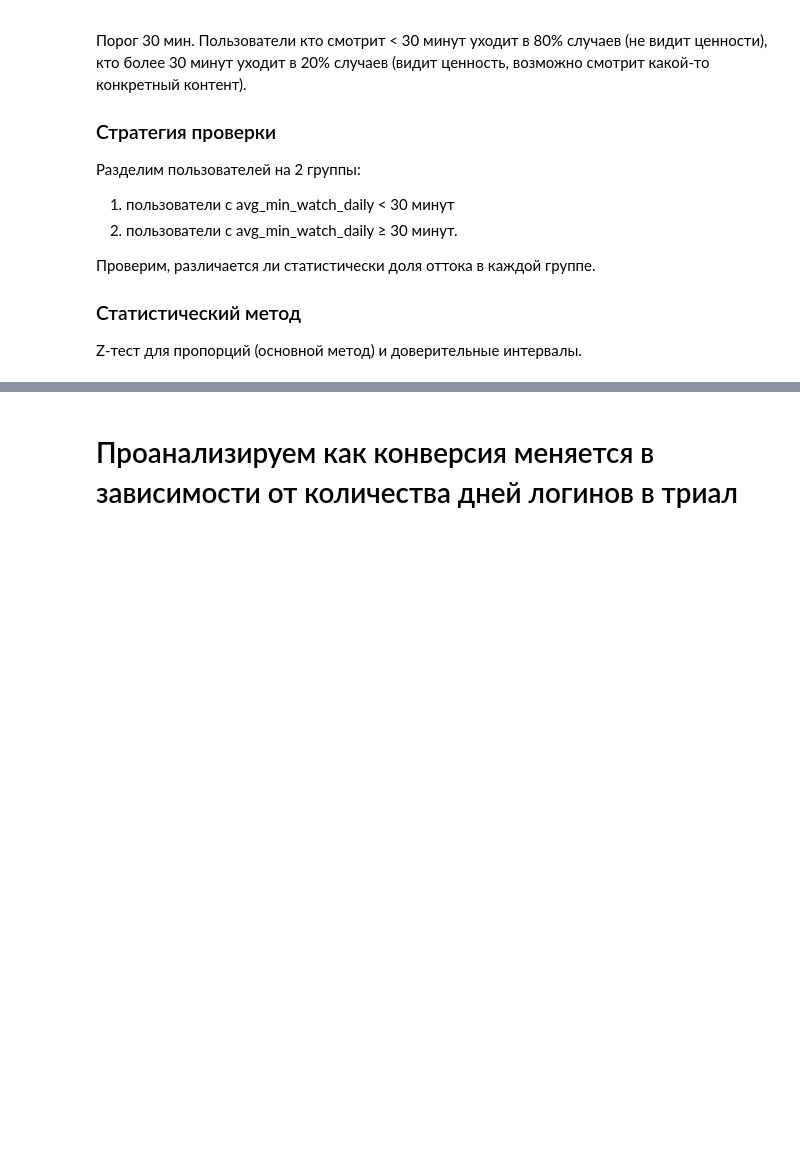
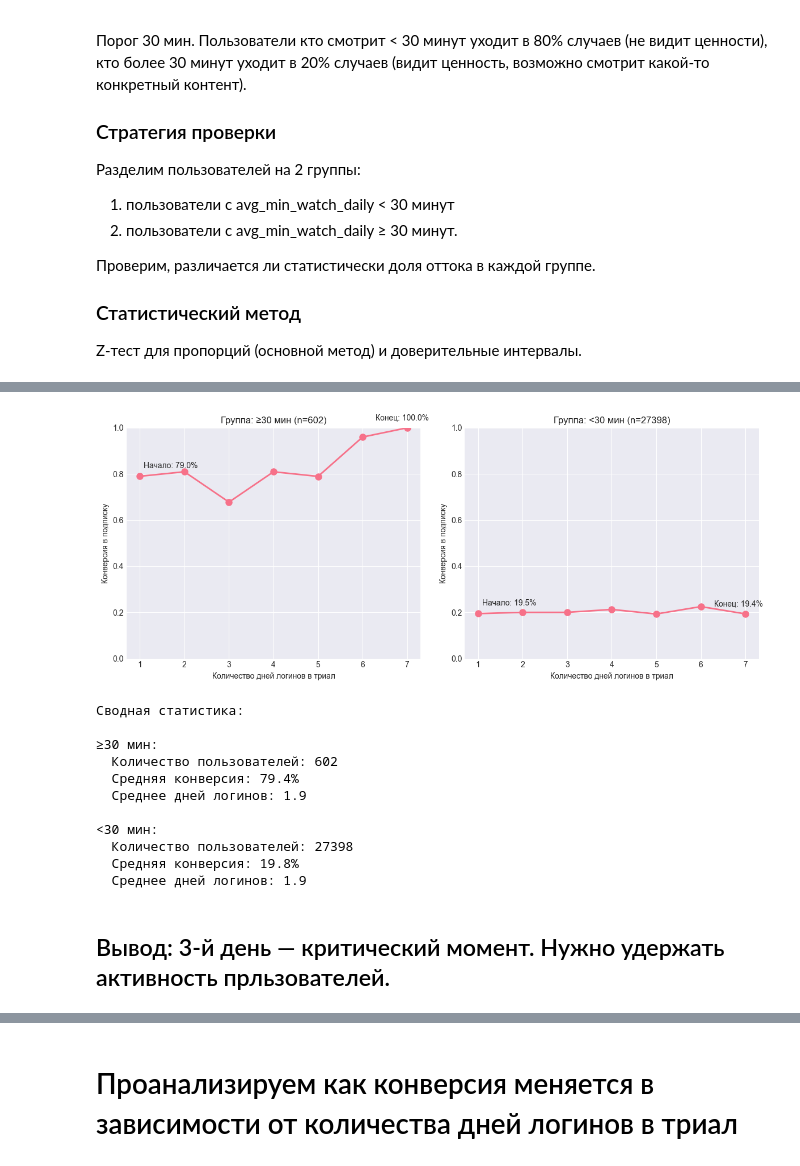
Before and after one commit to antosden/video-platform-churn-analysis, a Jupyter notebook: Команда_12_Чек-пойнт_1.ipynb, the cells around one changed output, grey strips where cells are left out. Saved outputs shown, nothing was run; the diff lists cells and outputs as text; code cells hidden in the pictures; blank space fills up the shorter version.

```diff
--- a/Команда_12_Чек-пойнт_1.ipynb
+++ b/Команда_12_Чек-пойнт_1.ipynb
@@ -419,0 +803,71 @@ Z-тест для пропорций (основной метод) и довер
+# %%
+# Создаем группы
+df['watch_group'] = df['avg_min_watch_daily'] >= 30
+group_names = {True: '≥30 мин', False: '<30 мин'}
+
+fig, axes = plt.subplots(1, 2, figsize=(12, 5))
+
+for idx, (group_val, group_name) in enumerate(group_names.items()):
+    group_data = df[df['watch_group'] == group_val]
+
+    # Расчет конверсии
+    conversion_by_days = (
+        group_data.groupby("number_of_days_logged")
+                  .apply(lambda x: 1 - x["churn"].mean())
+                  .reset_index(name="conversion_rate")
+    )
+
+    # График
+    axes[idx].plot(
+        conversion_by_days["number_of_days_logged"],
+        conversion_by_days["conversion_rate"],
+        marker="o", linewidth=2, markersize=8
+    )
+
+    axes[idx].set_xlabel("Количество дней логинов в триал")
+    axes[idx].set_ylabel("Конверсия в подписку")
+    axes[idx].set_title(f"Группа: {group_name} (n={len(group_data)})")
+    axes[idx].grid(True)
+    axes[idx].set_ylim(0, 1)
+
+    # Добавляем аннотации для ключевых точек
+    max_days = conversion_by_days["number_of_days_logged"].max()
+    if len(conversion_by_days) > 0:
+        initial_rate = conversion_by_days.iloc[0]["conversion_rate"]
+        final_rate = conversion_by_days.iloc[-1]["conversion_rate"]
+
+        axes[idx].annotate(f"Начало: {initial_rate:.1%}",
+                          xy=(conversion_by_days.iloc[0]["number_of_days_logged"], initial_rate),
+                          xytext=(5, 10), textcoords='offset points')
+
+        axes[idx].annotate(f"Конец: {final_rate:.1%}",
+                          xy=(max_days, final_rate),
+                          xytext=(-40, 10), textcoords='offset points')
+
+plt.tight_layout()
+plt.show()
+
+# Статистика по группам
+print("Сводная статистика:")
+for group_val, group_name in group_names.items():
+    group_data = df[df['watch_group'] == group_val]
+    avg_conversion = 1 - group_data['churn'].mean()
+    print(f"\n{group_name}:")
+    print(f"  Количество пользователей: {len(group_data)}")
+    print(f"  Средняя конверсия: {avg_conversion:.1%}")
+    print(f"  Среднее дней логинов: {group_data['number_of_days_logged'].mean():.1f}")
+# %% [output]
+[figure, added]
+Сводная статистика:
+
+≥30 мин:
+  Количество пользователей: 602
+  Средняя конверсия: 79.4%
+  Среднее дней логинов: 1.9
+
+<30 мин:
+  Количество пользователей: 27398
+  Средняя конверсия: 19.8%
+  Среднее дней логинов: 1.9
+# %% [markdown]
+## Вывод:  3-й день — критический момент. Нужно удержать активность прльзователей.
```
Also changed, not shown: parts of 27 cells of this notebook.
